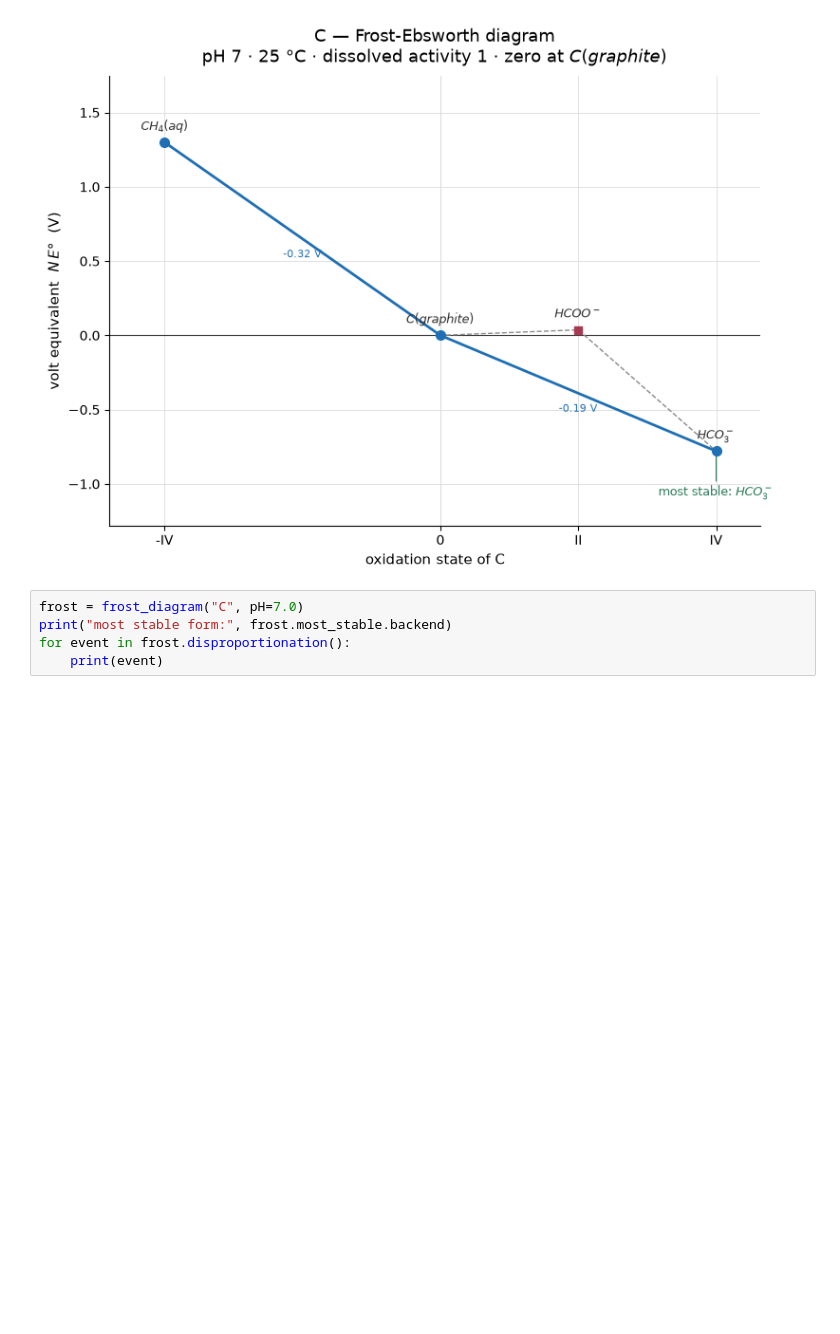
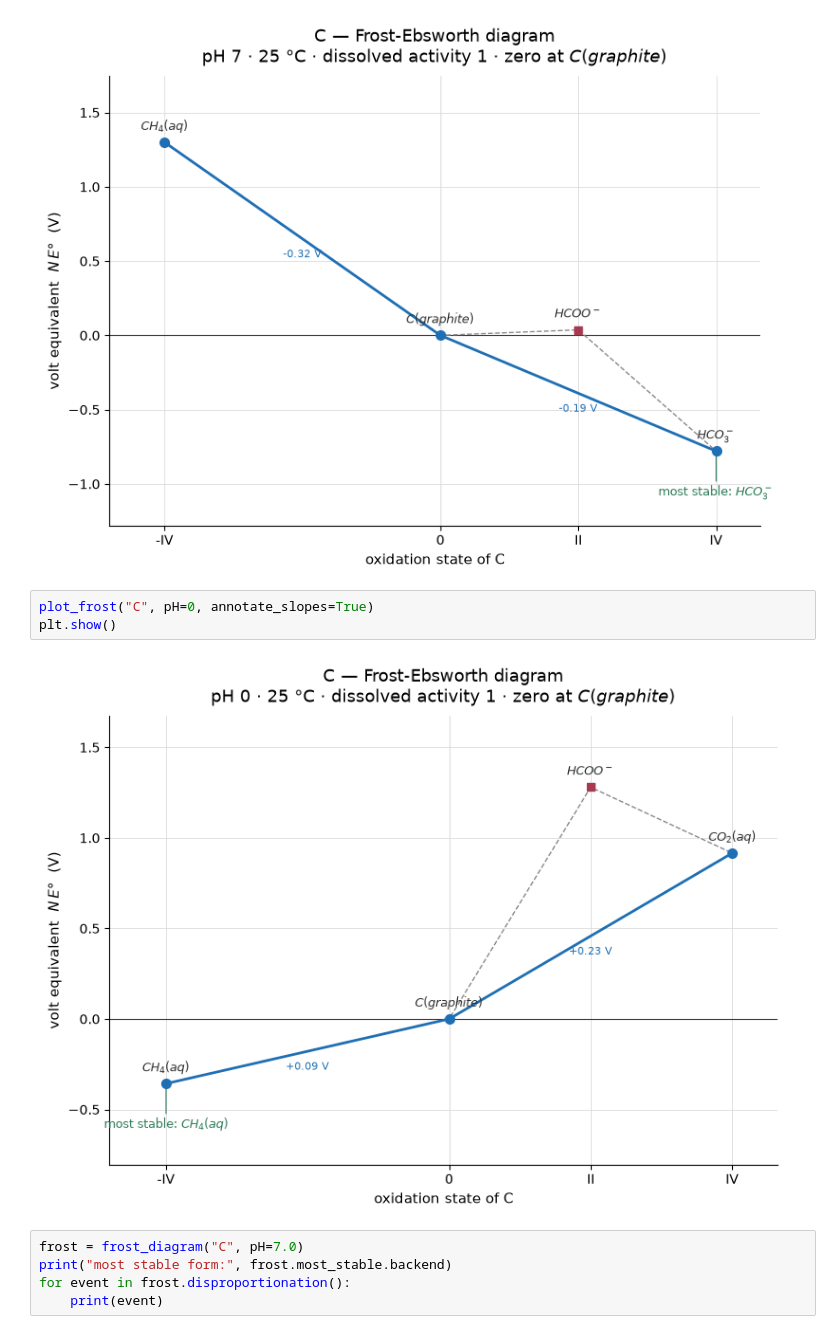
Before and after one commit to JamesRH/microbial_thermo, a Jupyter notebook: notebooks/05_carbon.ipynb, the cells around one changed output. Cells and saved outputs as stored; diff of their text form; blank space fills up the shorter version.

```diff
--- a/notebooks/05_carbon.ipynb
+++ b/notebooks/05_carbon.ipynb
@@ -97,6 +97,11 @@ plot_frost("C", pH=7.0, annotate_slopes=True)
 plt.show()
 # %% [output]
 [figure]
+# %%
+plot_frost("C", pH=0, annotate_slopes=True)
+plt.show()
+# %% [output]
+[figure, added]
 # %%
 frost = frost_diagram("C", pH=7.0)
 print("most stable form:", frost.most_stable.backend)
```
Also changed, not shown: 5 other files.
